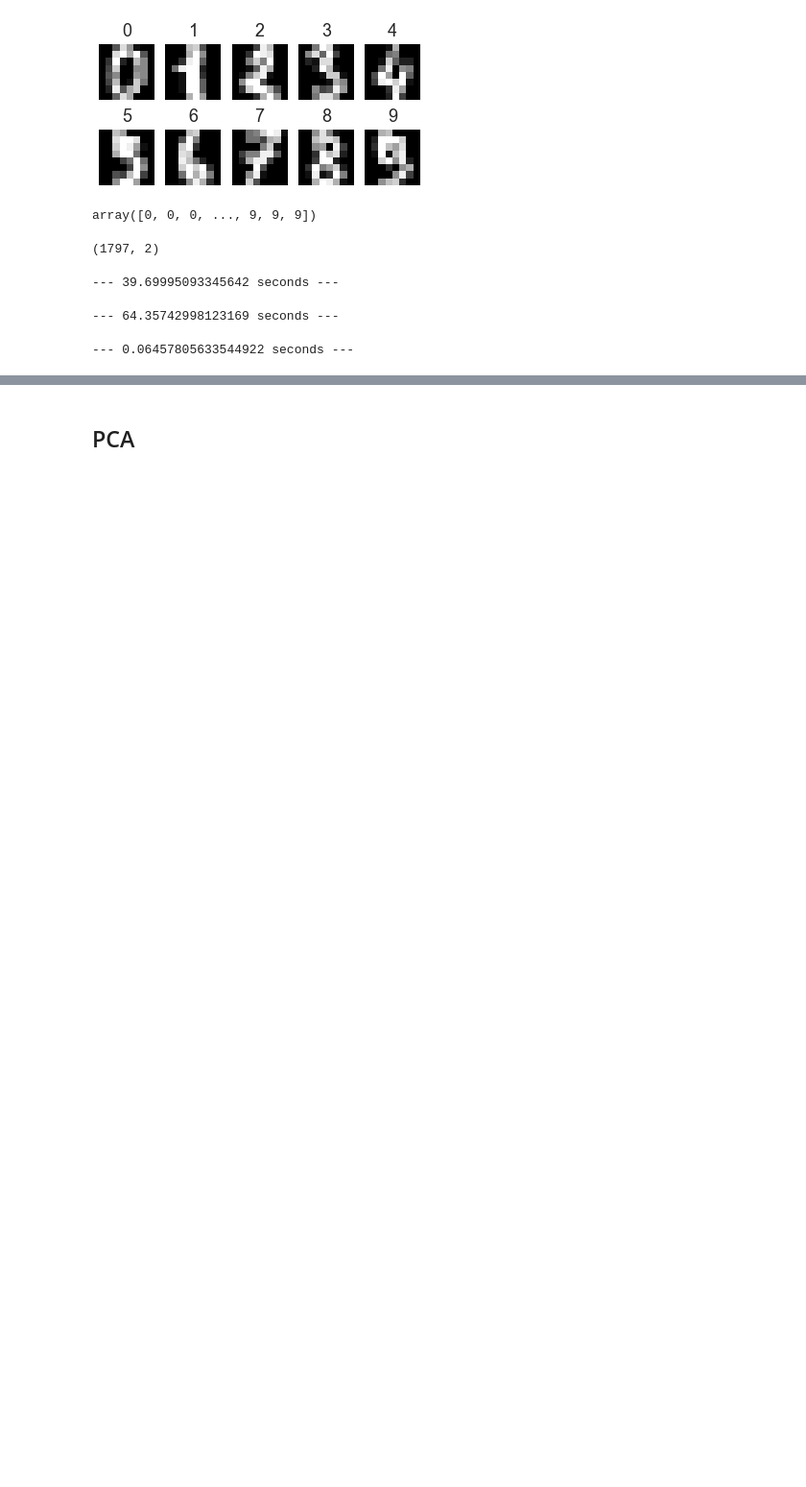
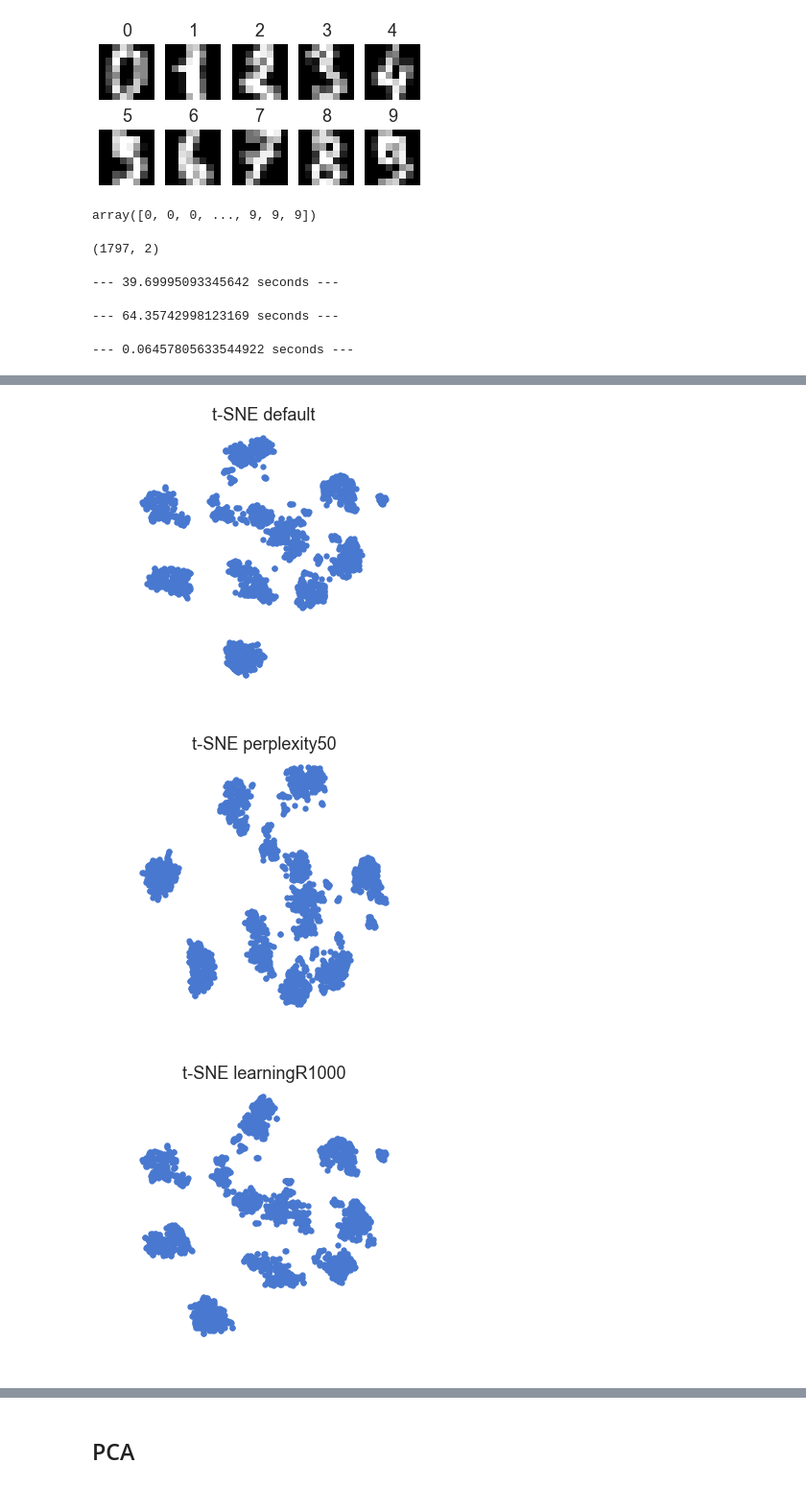
Before and after one commit to vdmachuca/math227A, a Jupyter notebook: tsne_handwriting_images_20181208.ipynb, the cells around one changed output, grey strips where cells are left out. Shown: that part at 96% size. Drawn from its saved outputs; the diff is of its cells as text; code cells hidden in the pictures; blank space fills up the shorter version.

```diff
--- a/tsne_handwriting_images_20181208.ipynb
+++ b/tsne_handwriting_images_20181208.ipynb
@@ -190,0 +167,39 @@ array([[ -1.25946591,  21.27487864],
+# %%
+def scatter_noColor(x):
+    # We choose a color palette with seaborn.
+    #palette = np.array(sns.color_palette("hls", 10)) ## there are 10 numbers, palette is a 10x3 array
+
+    # We create a scatter plot.
+    f = plt.figure(figsize=(5, 5))
+    ax = plt.subplot(aspect='equal')
+    sc = ax.scatter(x[:,0], x[:,1], lw=0, s=40)
+    plt.xlim(-25, 25)
+    plt.ylim(-25, 25)
+    ax.axis('off')
+    ax.axis('tight')
+    #ax.set_xlabel('Component1')
+    #ax.set_ylabel('Component2')
+# %%
+scatter_noColor(digits_tsne_default)
+plt.title("t-SNE default")
+plt.savefig('/Users/yanwengong/Documents/fall_2018/math_227A/final_presentation/plots/tsne_default_noColor.png', bbox_inches='tight')
+
+scatter_noColor(digits_tsne_perplexity50)
+plt.title("t-SNE perplexity50")
+plt.savefig('/Users/yanwengong/Documents/fall_2018/math_227A/final_presentation/plots/tsne_perplexity50_noColor.png', bbox_inches='tight')
+
+scatter_noColor(digits_tsne_learningR1000)
+plt.title("t-SNE learningR1000")
+plt.savefig('/Users/yanwengong/Documents/fall_2018/math_227A/final_presentation/plots/tsne_learningR1000_noColor.png', bbox_inches='tight')
+
+scatter_noColor(digits_tsne_nIter2000)
+plt.title("t-SNE nIter2000")
+plt.savefig('/Users/yanwengong/Documents/fall_2018/math_227A/final_presentation/plots/tsne_nIter2000_noColor.png', bbox_inches='tight')
+
+scatter_noColor(digits_pca_default)
+plt.title("PCA default")
+plt.savefig('/Users/yanwengong/Documents/fall_2018/math_227A/final_presentation/plots/PCA_default_noColor.png', bbox_inches='tight')
+# %% [output]
+[figure, added]
+[figure, added]
+[figure, added]
```
Also changed, not shown: parts of 43 cells of this notebook.
